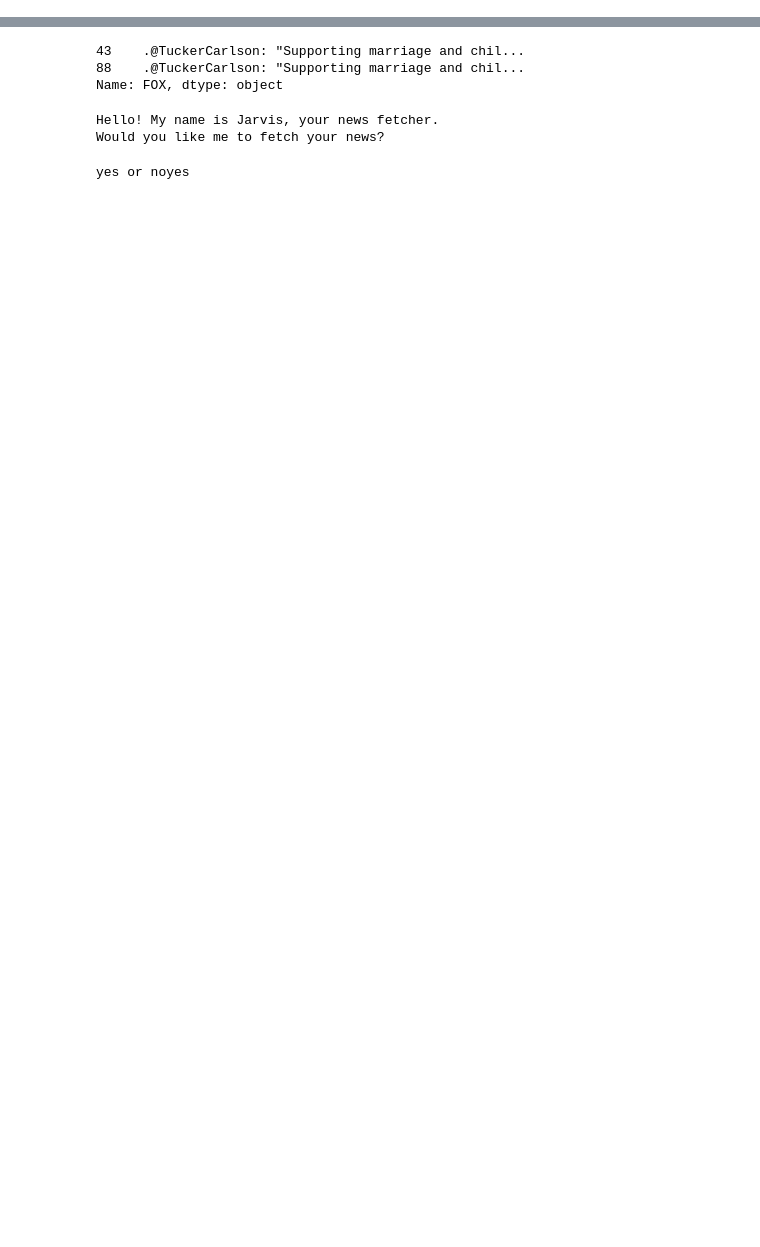
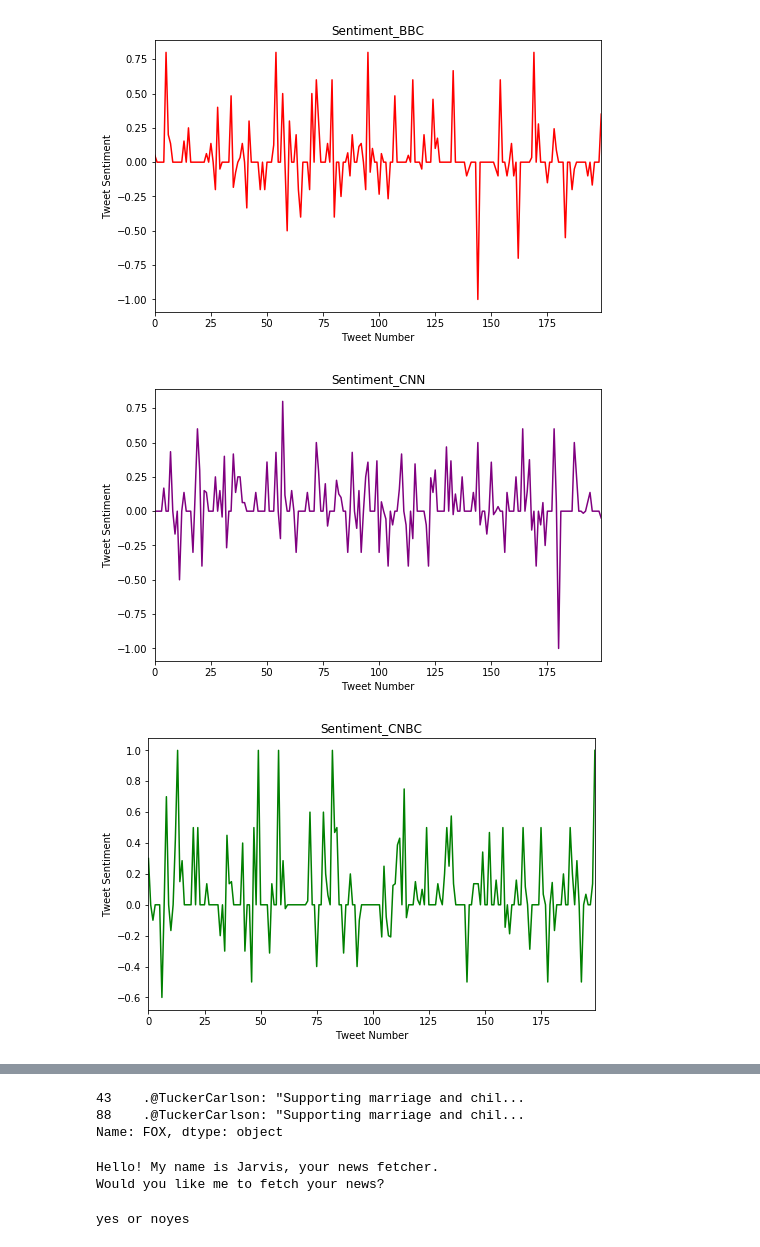
Before and after one commit to eyambaita/dsc-5-capstone-project-online-ds-pt-100118, a Jupyter notebook: Final_Project_Mod_5 .ipynb, the cells around one changed output, grey strips where cells are left out. Saved outputs shown, nothing was run; the diff lists cells and outputs as text; code cells hidden in the pictures; blank space fills up the shorter version.

Commit message:
Added visualization on sentiment data

```diff
--- a/Final_Project_Mod_5 .ipynb
+++ b/Final_Project_Mod_5 .ipynb
@@ -184,0 +183,62 @@ main_data.head(2)
+# %%
+#Visualization
+#main_data.senti_score_BBC.plot()
+
+#fig = plt.figure()
+plt.figure(figsize=(8,5))
+ax = main_data.senti_score_BBC.plot(color='red')
+ax.set_figsize=(15,140)
+ax.set_xlabel('Tweet Number')
+ax.set_ylabel('Tweet Sentiment')
+ax.set_title('Sentiment_BBC')
+plt.show()
+
+plt.figure(figsize=(8,5))
+bx = main_data.senti_score_CNN.plot(color='purple')
+bx.set_figsize=(15,140)
+bx.set_xlabel('Tweet Number')
+bx.set_ylabel('Tweet Sentiment')
+bx.set_title('Sentiment_CNN')
+bx.set_figsize=(15,140)
+#plt.figsize=(15,40)
+plt.show()
+
+plt.figure(figsize=(8,5))
+cx = main_data.senti_score_CNBC.plot(color='green')
+cx.set_figsize=(15,140)
+cx.set_xlabel('Tweet Number')
+cx.set_ylabel('Tweet Sentiment')
+cx.set_title('Sentiment_CNBC')
+cx.set_figsize=(15,140)
+#plt.figsize=(15,40)
+plt.show()
+
+plt.figure(figsize=(8,5))
+dx = main_data.senti_score_BLOOM.plot(color='blue')
+dx.set_figsize=(15,140)
+dx.set_xlabel('Tweet Number')
+dx.set_ylabel('Tweet Sentiment')
+dx.set_title('Sentiment_BLOOM')
+dx.set_figsize=(15,140)
+#plt.figsize=(15,40)
+plt.show()
+
+plt.figure(figsize=(8,5))
+ex = main_data.senti_score_FOX.plot(color='brown')
+ex.set_figsize=(15,140)
+ex.set_xlabel('Tweet Number')
+ex.set_ylabel('Tweet Sentiment')
+ex.set_title('Sentiment_FOX')
+ex.set_figsize=(15,140)
+#plt.figsize=(15,40)
+plt.show()
+
+#from matplotlib import pyplot as plt
+#plt.figure(figsize=(1,1))
+#x = [1,2,3]
+#plt.plot(x, x)
+#plt.show()
+# %% [output]
+[figure, added]
+[figure, added]
+[figure, added]
```
Also changed, not shown: parts of 20 cells of this notebook.
